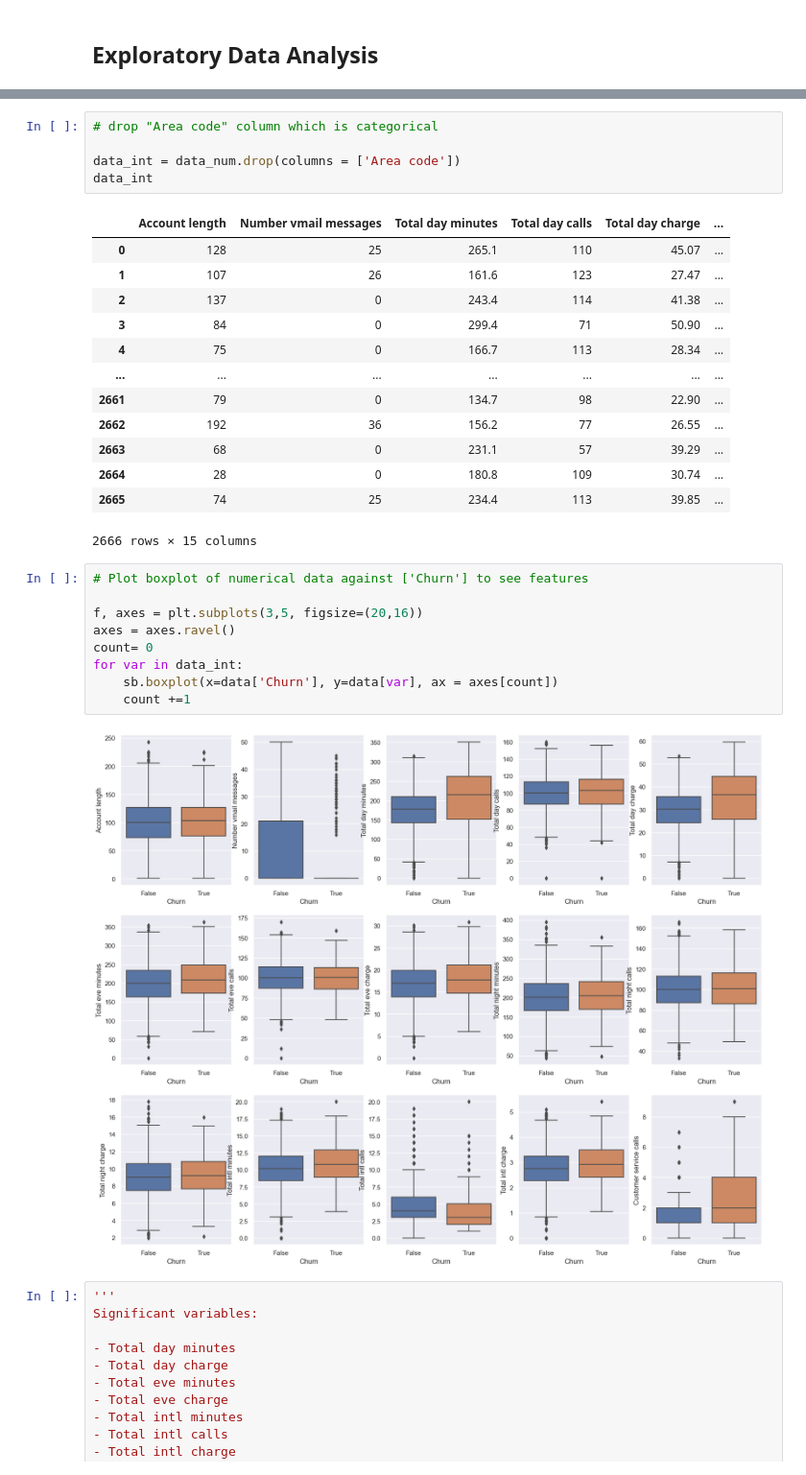
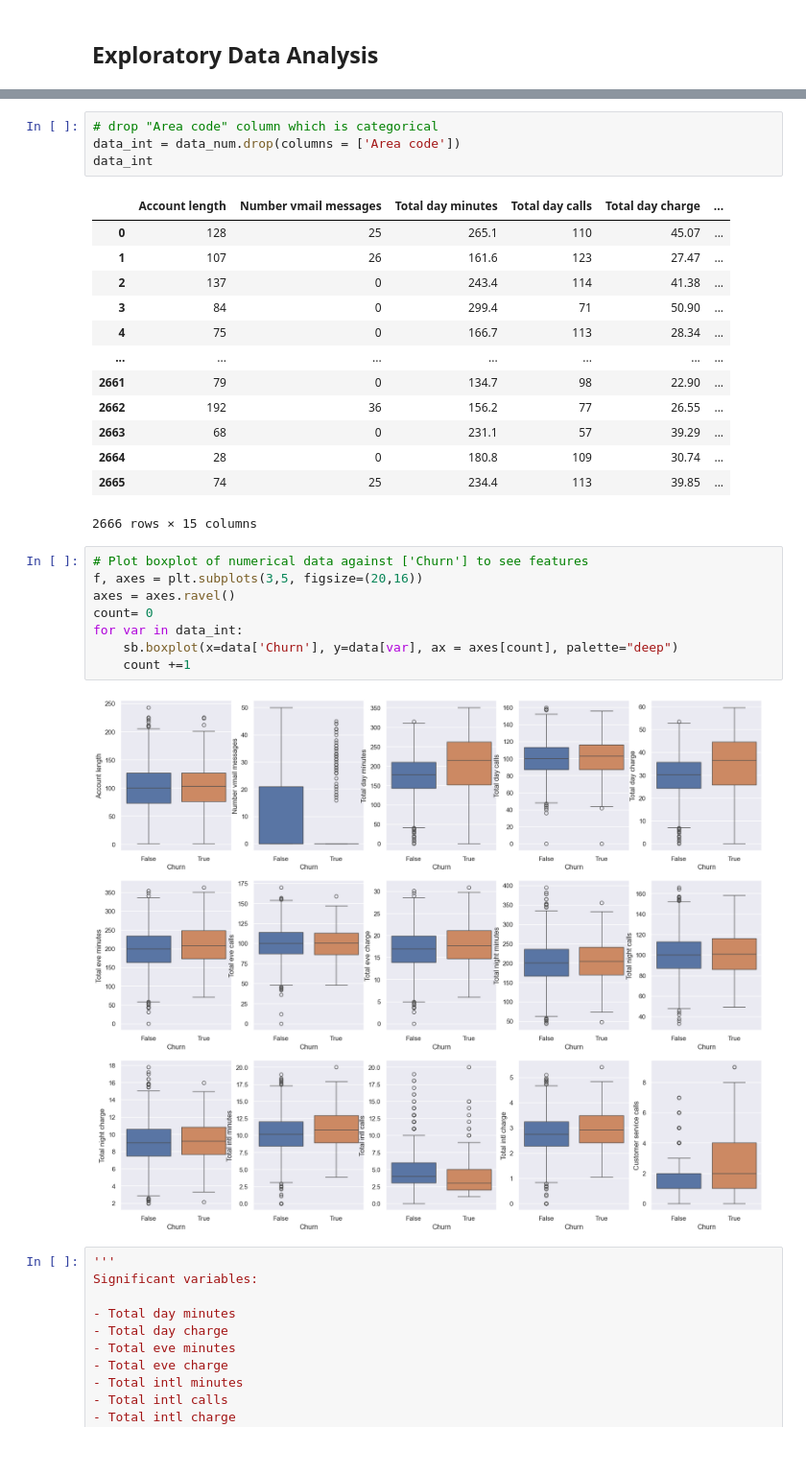
Before and after one commit to chuaqindi/sc1015-miniproject, a Jupyter notebook: logistic_regression.ipynb, the cells around one changed output, grey strips where cells are left out. Shown: that part at 96% size. Saved outputs shown, nothing was run; the diff lists cells and outputs as text.

```diff
--- a/logistic_regression.ipynb
+++ b/logistic_regression.ipynb
@@ -85,7 +88,6 @@ data_num
 2666 rows × 16 columns
 # %%
 # drop "Area code" column which is categorical
-
 data_int = data_num.drop(columns = ['Area code'])
 data_int
 # %% [output]
@@ -104,15 +106,14 @@ data_int
 2666 rows × 15 columns
 # %%
 # Plot boxplot of numerical data against ['Churn'] to see features
-
 f, axes = plt.subplots(3,5, figsize=(20,16))
 axes = axes.ravel()
 count= 0
 for var in data_int:
-    sb.boxplot(x=data['Churn'], y=data[var], ax = axes[count])
+    sb.boxplot(x=data['Churn'], y=data[var], ax = axes[count], palette="deep")
     count +=1
 # %% [output]
-[figure, old version]
+[figure, new version]
 # %%
 '''
 Significant variables:
```
Also changed, not shown: parts of 28 cells of this notebook, 1 other file.
